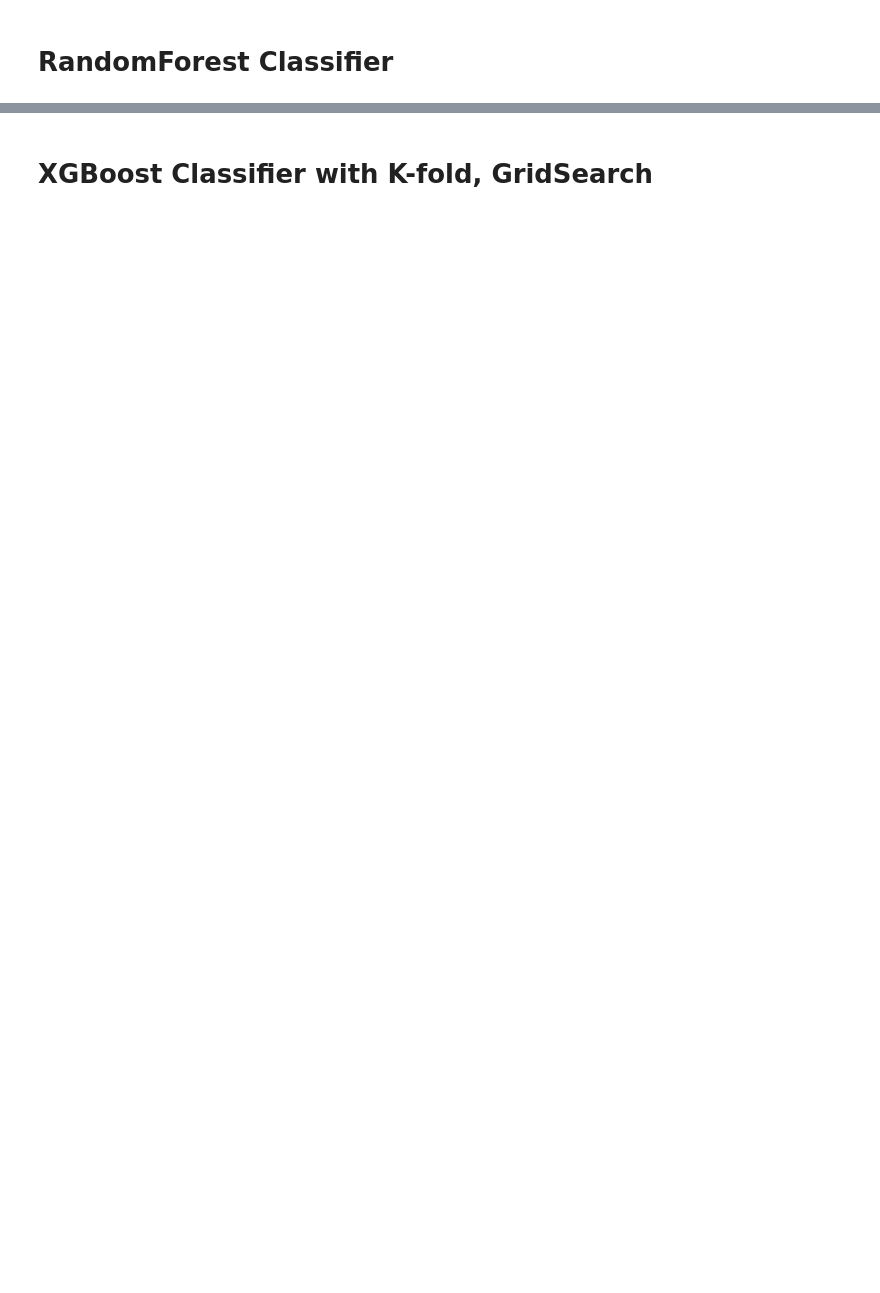
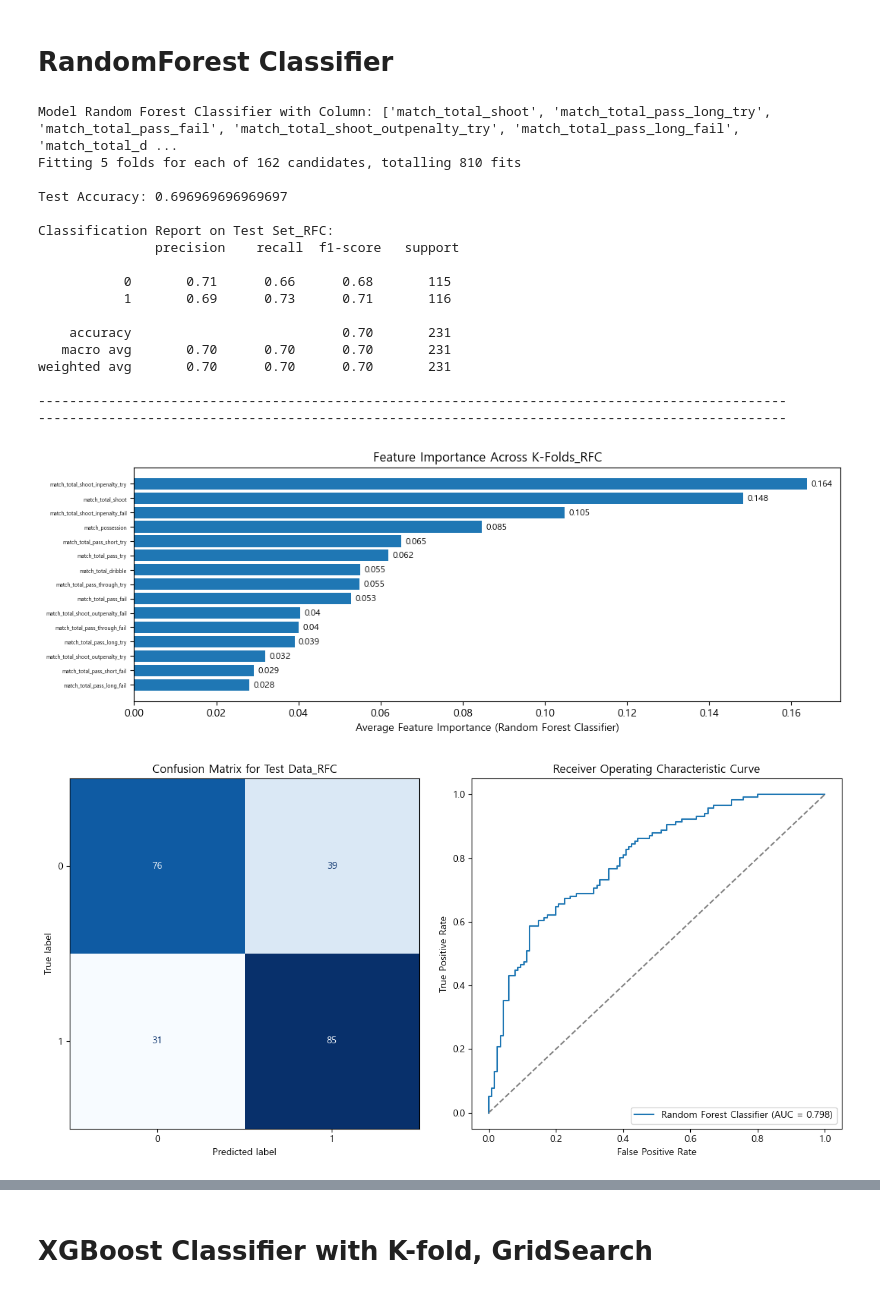
Before and after one commit to dohyun96305/Side_Proj_FCO, a Jupyter notebook: temp_folder/Jupyter_Notebook/modeling_match_user.ipynb, the cells around one changed output, grey strips where cells are left out. Saved outputs shown, nothing was run; the diff lists cells and outputs as text; code cells hidden in the pictures; blank space fills up the shorter version.

Commit message:
Feat : Modify model and Visualizing result - functionalize random_forest_classifier - functionalize XGBoost - modeling with various variable

```diff
--- a/temp_folder/Jupyter_Notebook/modeling_match_user.ipynb
+++ b/temp_folder/Jupyter_Notebook/modeling_match_user.ipynb
@@ -125,23 +135,35 @@ def random_forest_classifier(_df, _col) :
                                                       random_state = 42,
                                                       stratify = y)
 
-    scaler = MinMaxScaler()
-    X_temp_scaled = scaler.fit_transform(X_temp)
-    X_test_scaled = scaler.transform(X_test)
-
-    X_temp_scaled_gpu = cp.array(X_temp_scaled)
-    X_test_scaled_gpu = cp.array(X_test_scaled)
-    y_temp_gpu = cp.array(y_temp)
-    y_test_gpu = cp.array(y_test)
+    pipeline_rfc = Pipeline([
+        ('scaler', MinMaxScaler()),
+        ('rfc', RandomForestClassifier(random_state = 42))
+    ])
 
     print('Model Random Forest Classifier with Column:', _col)
 
-    grid_search_rfc.fit(X_temp_scaled, y_temp)
+    param_grid_rfc = {
+        'rfc__n_estimators': [50, 100, 150],
+        'rfc__max_depth': [2, 5, 10],
+        'rfc__min_samples_split': [2, 5, 10],
+        'rfc__min_samples_leaf': [1, 2, 4],
+        'rfc__bootstrap': [True, False]
+    }
+
+    kf_rfc = StratifiedKFold(n_splits = 5, shuffle = True, random_state = 42)
+
+    grid_search_rfc = GridSearchCV(estimator = pipeline_rfc,
+                                   param_grid = param_grid_rfc,
+                                   cv = kf_rfc,
+                                   verbose  = 2,
+                                   n_jobs = -1)
+
+    grid_search_rfc.fit(X_temp, y_temp)
 
     best_model_rfc = grid_search_rfc.best_estimator_
 
-    y_test_pred_rfc = best_model_rfc.predict(X_test_scaled)
-    y_test_pred_proba_rfc = best_model_rfc.predict_proba(X_test_scaled)[:, 1]
+    y_test_pred_rfc = best_model_rfc.predict(X_test)
+    y_test_pred_proba_rfc = best_model_rfc.predict_proba(X_test)[:, 1]
 
     test_result_rfc = pd.DataFrame({
         'Actual': y_test.values,
@@ -159,7 +181,7 @@ def random_forest_classifier(_df, _col) :
     print('------------------------------------------------------------------------------------------------')
     print('------------------------------------------------------------------------------------------------')
 
-    feature_importance_avg_rfc = best_model_rfc.feature_importances_
+    feature_importance_avg_rfc = best_model_rfc.named_steps['rfc'].feature_importances_
     sorted_idx_rfc = feature_importance_avg_rfc.argsort()
 
     plt.figure(figsize = (12, 4))
@@ -171,7 +193,7 @@ def random_forest_classifier(_df, _col) :
     plt.tick_params(axis = 'x')
 
     for i, v in enumerate(feature_importance_avg_rfc[sorted_idx_rfc]):
-        plt.text(v + 0.001, i, str(round(v, 2)), color = 'black', va = 'center', fontsize = 'small')
+        plt.text(v + 0.001, i, str(round(v, 3)), color = 'black', va = 'center', fontsize = 'small')
 
     plt.show()
 
@@ -182,7 +204,7 @@ def random_forest_classifier(_df, _col) :
     axes[0].set_title("Confusion Matrix for Test Data_RFC")
 
     axes[1].plot(fpr_rfc, tpr_rfc,
-                 label = 'Random Forest Classifier (AUC = %0.2f)' % roc_auc_score_rfc)
+                 label = 'Random Forest Classifier (AUC = %0.3f)' % roc_auc_score_rfc)
     axes[1].plot([0, 1], [0, 1], linestyle = '--', color = 'gray')
     axes[1].set_xlabel('False Positive Rate')
     axes[1].set_ylabel('True Positive Rate')
@@ -192,7 +214,27 @@ def random_forest_classifier(_df, _col) :
     plt.tight_layout()
     plt.show()
 # %%
-# Columns with try_col, rate_col
-df_col_temp = ['match_result'] + try_col + rate_col
+# Columns with try_col, fail_col, basic_col
+df_col_temp = list(set(['match_result'] + try_col + fail_col + basic_col))
 
 random_forest_classifier(df1, df_col_temp)
+# %% [output]
+Model Random Forest Classifier with Column: ['match_total_shoot', 'match_total_pass_long_try', 'match_total_pass_fail', 'match_total_shoot_outpenalty_try', 'match_total_pass_long_fail', 'match_total_d ...
+Fitting 5 folds for each of 162 candidates, totalling 810 fits
+
+Test Accuracy: 0.696969696969697
+
+Classification Report on Test Set_RFC:
+               precision    recall  f1-score   support
+
+           0       0.71      0.66      0.68       115
+           1       0.69      0.73      0.71       116
+
+    accuracy                           0.70       231
+   macro avg       0.70      0.70      0.70       231
+weighted avg       0.70      0.70      0.70       231
+
+------------------------------------------------------------------------------------------------
+------------------------------------------------------------------------------------------------
+[figure, added]
+[figure, added]
```
Also changed, not shown: parts of 15 cells of this notebook.
